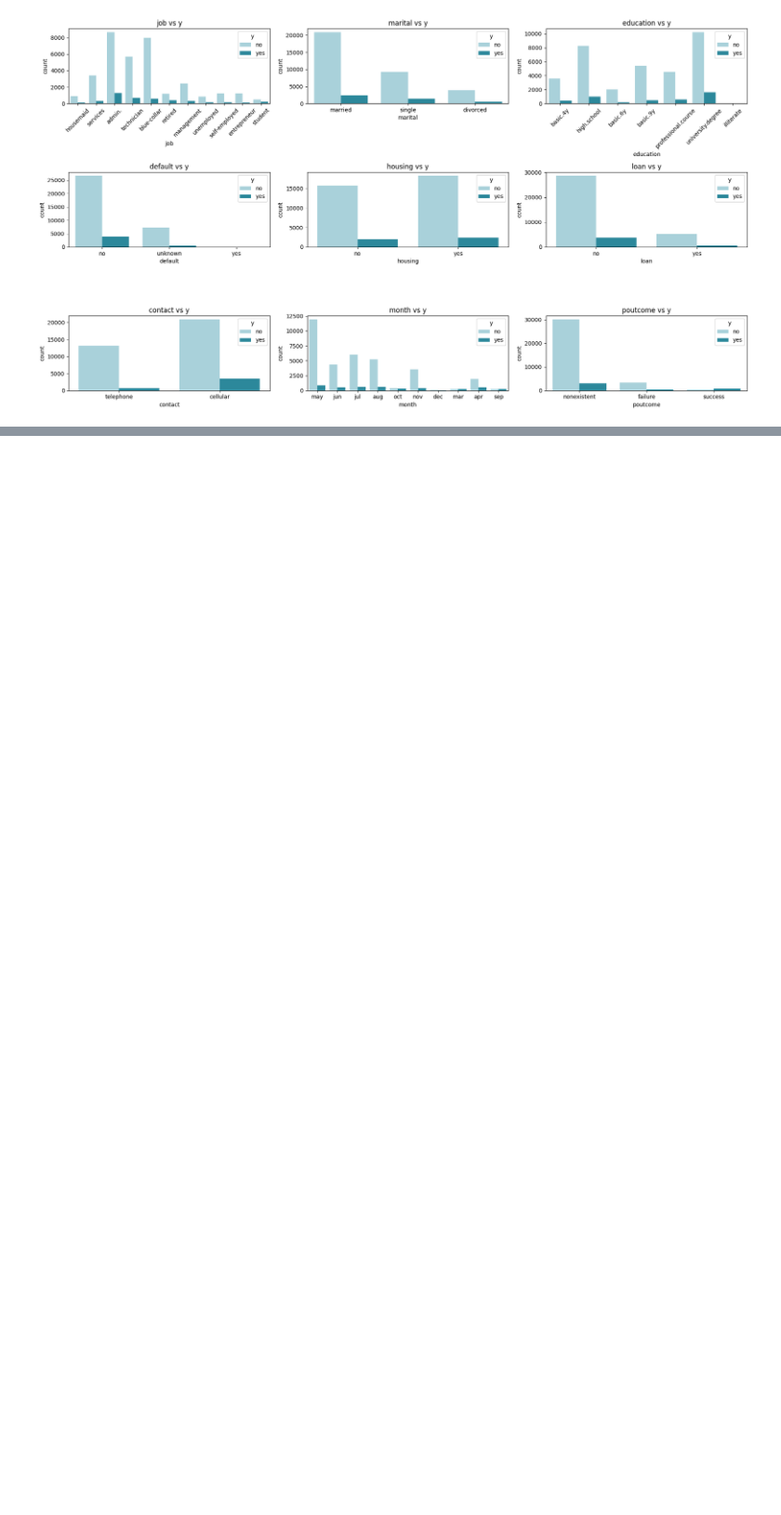
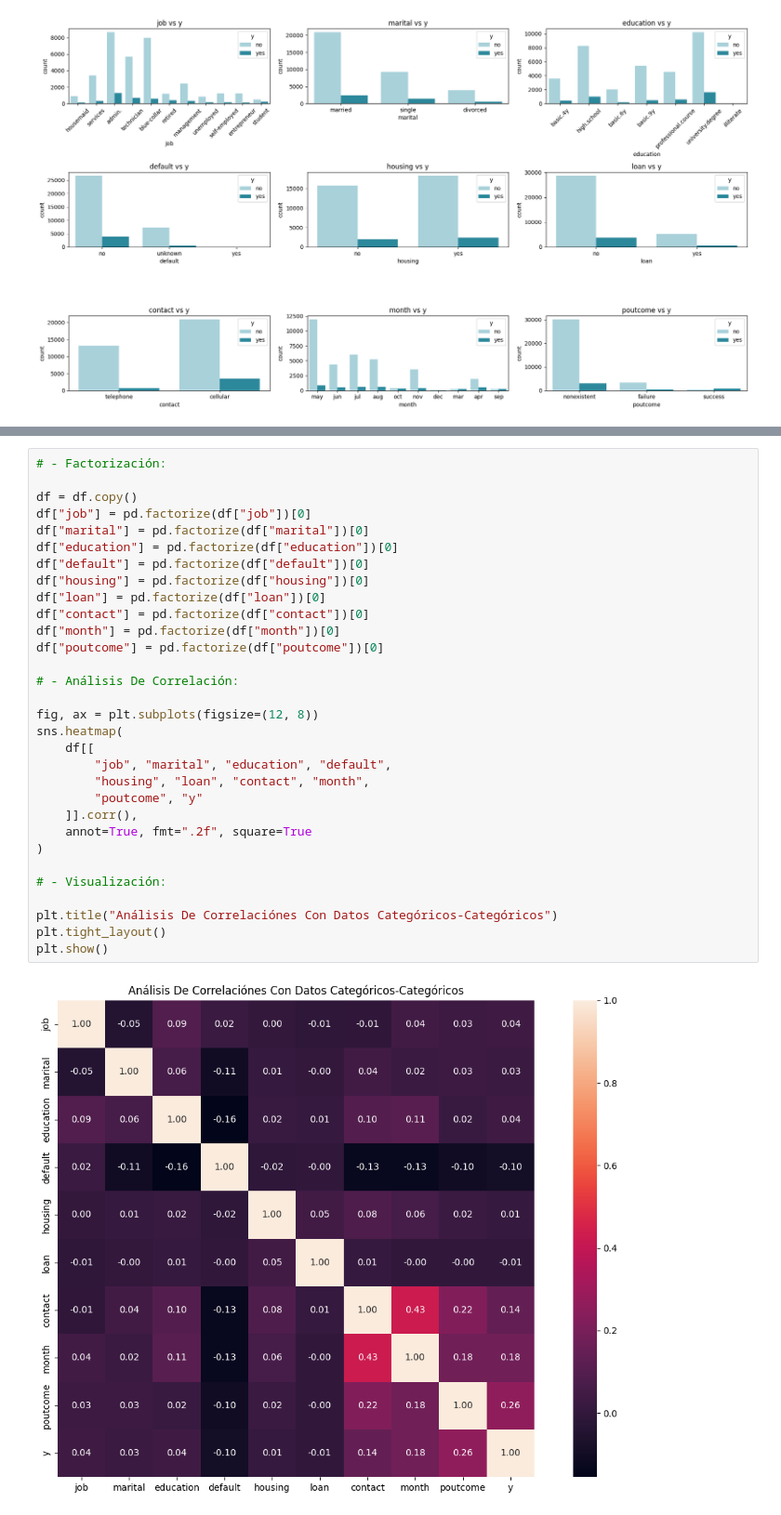
Before and after one commit to meneses-ls/4Geeks-15-Machine-Learning-Logistic-Regression, a Jupyter notebook: src/explore.ipynb, the cells around one changed output, grey strips where cells are left out. Shown at 93% size. Cells and saved outputs as stored; diff of their text form; blank space fills up the shorter version.

```diff
--- a/src/explore.ipynb
+++ b/src/explore.ipynb
@@ -230,3 +230,36 @@ plt.tight_layout()
 plt.show()
 # %% [output]
 [figure]
+# %%
+# - Factorización:
+
+df = df.copy()
+df["job"] = pd.factorize(df["job"])[0]
+df["marital"] = pd.factorize(df["marital"])[0]
+df["education"] = pd.factorize(df["education"])[0]
+df["default"] = pd.factorize(df["default"])[0]
+df["housing"] = pd.factorize(df["housing"])[0]
+df["loan"] = pd.factorize(df["loan"])[0]
+df["contact"] = pd.factorize(df["contact"])[0]
+df["month"] = pd.factorize(df["month"])[0]
+df["poutcome"] = pd.factorize(df["poutcome"])[0]
+
+# - Análisis De Correlación:
+
+fig, ax = plt.subplots(figsize=(12, 8))
+sns.heatmap(
+    df[[
+        "job", "marital", "education", "default",
+        "housing", "loan", "contact", "month",
+        "poutcome", "y"
+    ]].corr(),
+    annot=True, fmt=".2f", square=True
+)
+
+# - Visualización:
+
+plt.title("Análisis De Correlaciónes Con Datos Categóricos-Categóricos")
+plt.tight_layout()
+plt.show()
+# %% [output]
+[figure, added]
```
Also changed, not shown: parts of 11 cells of this notebook.
